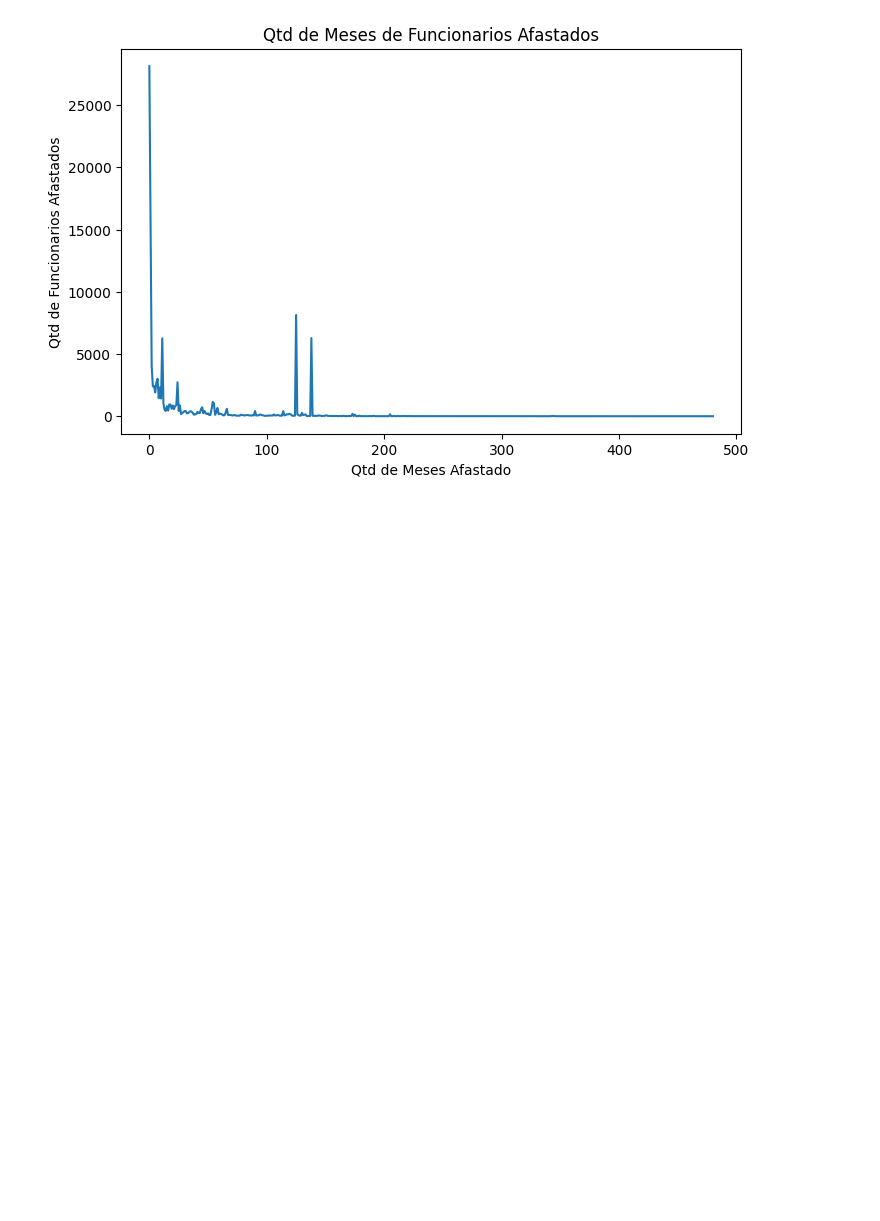
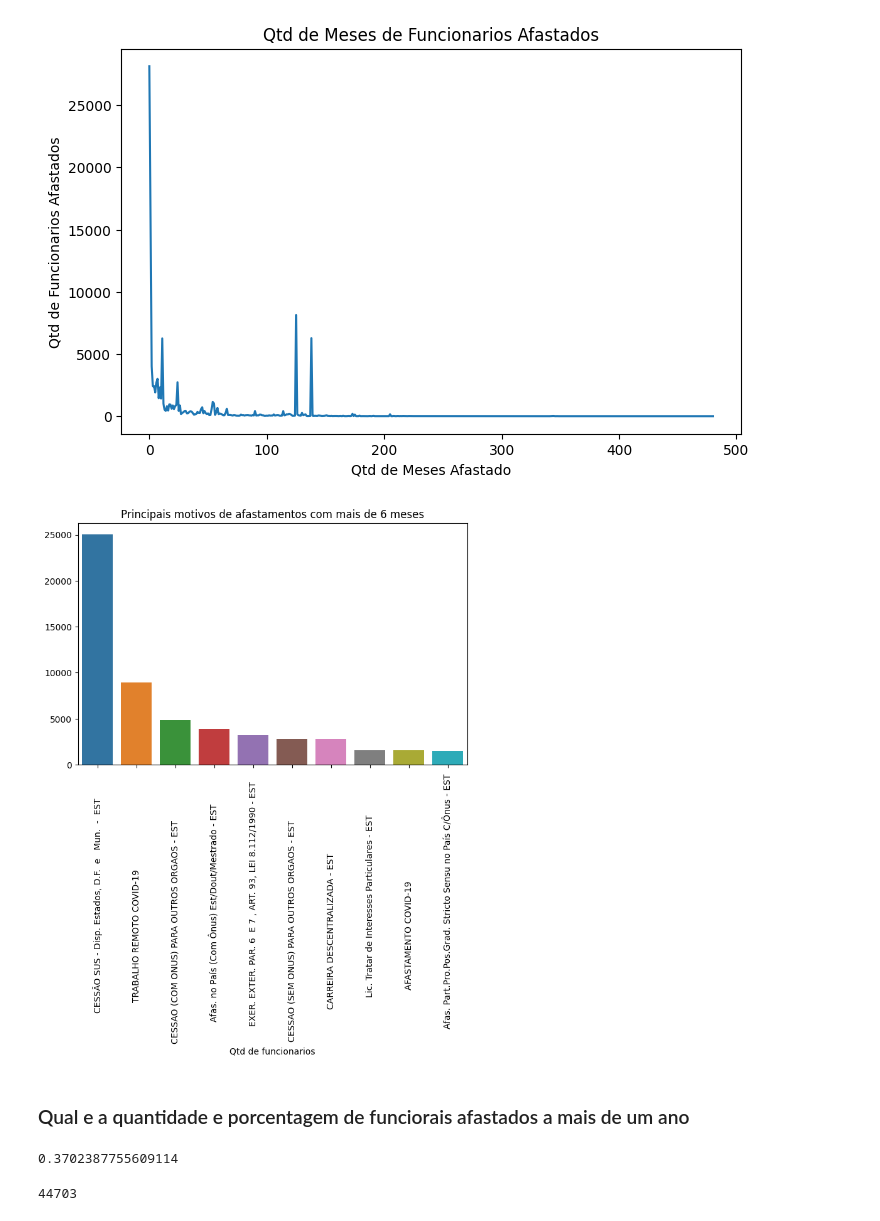
Before and after one commit to gabrielaquinosouza/ExploratoryDataAnalysis, a Jupyter notebook: EDA_AfastamentosInstuicoesFederais.ipynb, the cells around one changed output. Cells and saved outputs as stored; diff of their text form; code cells hidden in the pictures; blank space fills up the shorter version.

Commit message:
EDA Base Afastamento

```diff
--- a/EDA_AfastamentosInstuicoesFederais.ipynb
+++ b/EDA_AfastamentosInstuicoesFederais.ipynb
@@ -156,3 +156,26 @@ plt.title('Qtd de Meses de Funcionarios Afastados')
 plt.show()
 # %% [output]
 [figure]
+# %%
+df_6_meses =  df[df['Meses Afastado'] > 6]
+# %%
+x = df_6_meses['Descrição do afastamento'].value_counts()[:10]
+plt.figure(figsize=(8,5))
+sns.barplot(x= x.keys(), y= x.values)
+plt.xticks(rotation=90)
+plt.title('Principais motivos de afastamentos com mais de 6 meses')
+plt.xlabel('Qtd de funcionarios')
+plt.show()
+# %% [output]
+[figure, added]
+# %% [markdown]
+### Qual e a quantidade e porcentagem de funciorais afastados a mais de um ano
+# %%
+df['Anos Afastado'] = round((df['Data Referencia'] - df['Data Afastamento']) / np.timedelta64(1, "Y"))
+df[df['Anos Afastado']>1]['Nome'].count() / df.shape[0]
+# %% [output]
+0.3702387755609114
+# %%
+df[df['Anos Afastado']>1]['Nome'].count()
+# %% [output]
+44703
```
Also changed, not shown: parts of 1 cell of this notebook.
